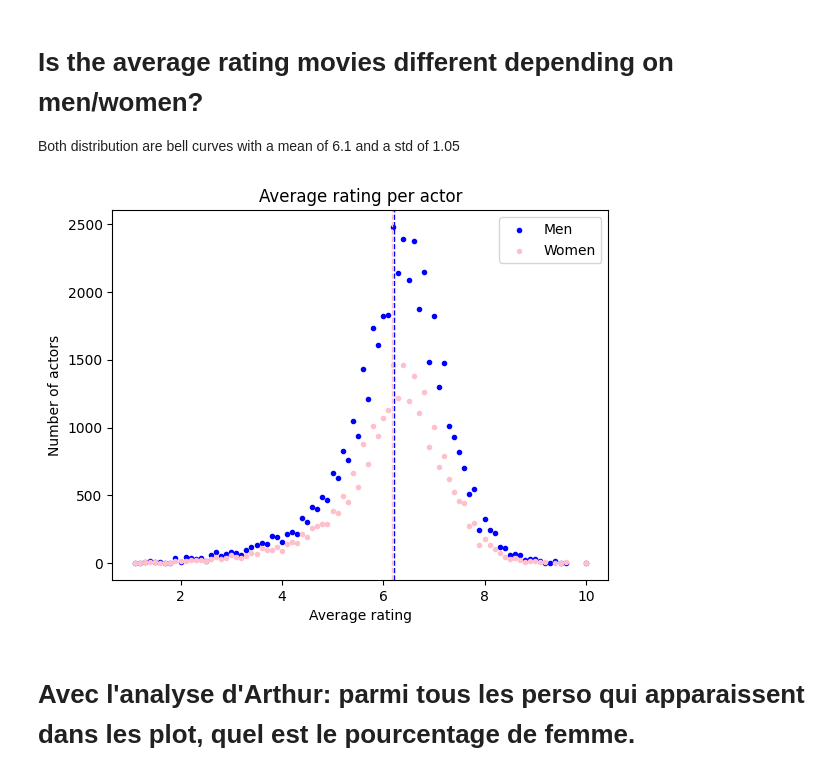
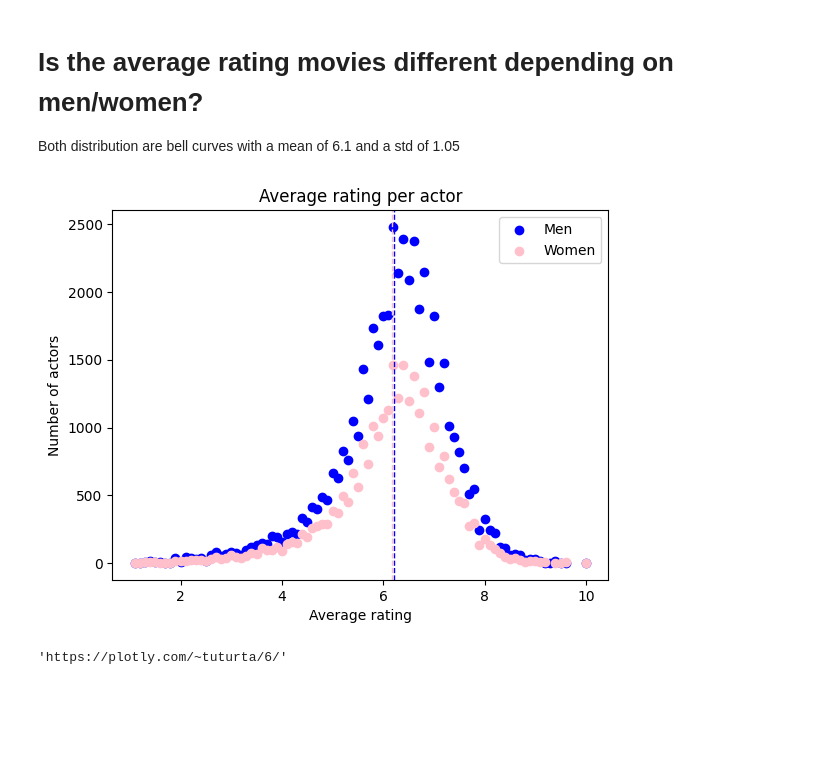
Before and after one commit to epfl-ada/ada-2022-project-armada, a Jupyter notebook: Maxime.ipynb, the cells around one changed output. Cells and saved outputs as stored; diff of their text form; code cells hidden in the pictures; blank space fills up the shorter version.

Commit message:
plotly - Tout fini

```diff
--- a/Maxime.ipynb
+++ b/Maxime.ipynb
@@ -255,26 +270,23 @@ Both distribution are bell curves with a mean of 6.1 and a std of 1.05
 # %%
 working_data_f_rating = working_data_f.groupby('averageRating').size()
 working_data_m_rating = working_data_m.groupby('averageRating').size()
 
 # Compute weighted average
 m_avg = np.average(working_data_m_rating.index, weights=working_data_m_rating)
 f_avg = np.average(working_data_f_rating.index, weights=working_data_f_rating)
-# Compute weighted standard deviation
-m_std = np.sqrt(np.average((working_data_m_rating.index - m_avg)**2, weights=working_data_m_rating))
-f_std = np.sqrt(np.average((working_data_f_rating.index - f_avg)**2, weights=working_data_f_rating))
 
-plt.scatter(working_data_m_rating.index, working_data_m_rating, color='blue', label = 'Men', marker=".")
-plt.scatter(working_data_f_rating.index, working_data_f_rating, color='pink', label = 'Women', marker=".")
+to_plotly = plt.figure()
+
+plt.scatter(working_data_m_rating.index, working_data_m_rating, color='blue', label = 'Men')
+plt.scatter(working_data_f_rating.index, working_data_f_rating, color='pink', label = 'Women' )
 
 # Add vertical line at the mean
 plt.axvline(m_avg, color='blue', linestyle='dashed', linewidth=1)
 plt.axvline(f_avg, color='pink', linestyle='dashed', linewidth=1)
 plt.title('Average rating per actor')
 plt.xlabel('Average rating')
 plt.ylabel('Number of actors')
 plt.legend()
 plt.show()
 # %% [output]
-[figure, old version]
+[figure, new version]
-# %% [markdown]
-# Avec l'analyse d'Arthur: parmi tous les perso qui apparaissent dans les plot, quel est le pourcentage de femme.
@@ -280,0 +319,8 @@ plt.show()
+# %%
+username = 'tuturta' # your username
+api_key = 'K4zZseqedBH84hueLM6i' # your api key - go to profile > settings > regenerate key
+chart_studio.tools.set_credentials_file(username=username, api_key=api_key)
+import chart_studio.plotly as py
+py.plot(fig, filename = 'rating_per_gender', auto_open=True)
+# %% [output]
+'https://plotly.com/~tuturta/6/'
```
Also changed, not shown: parts of 3 cells of this notebook.
